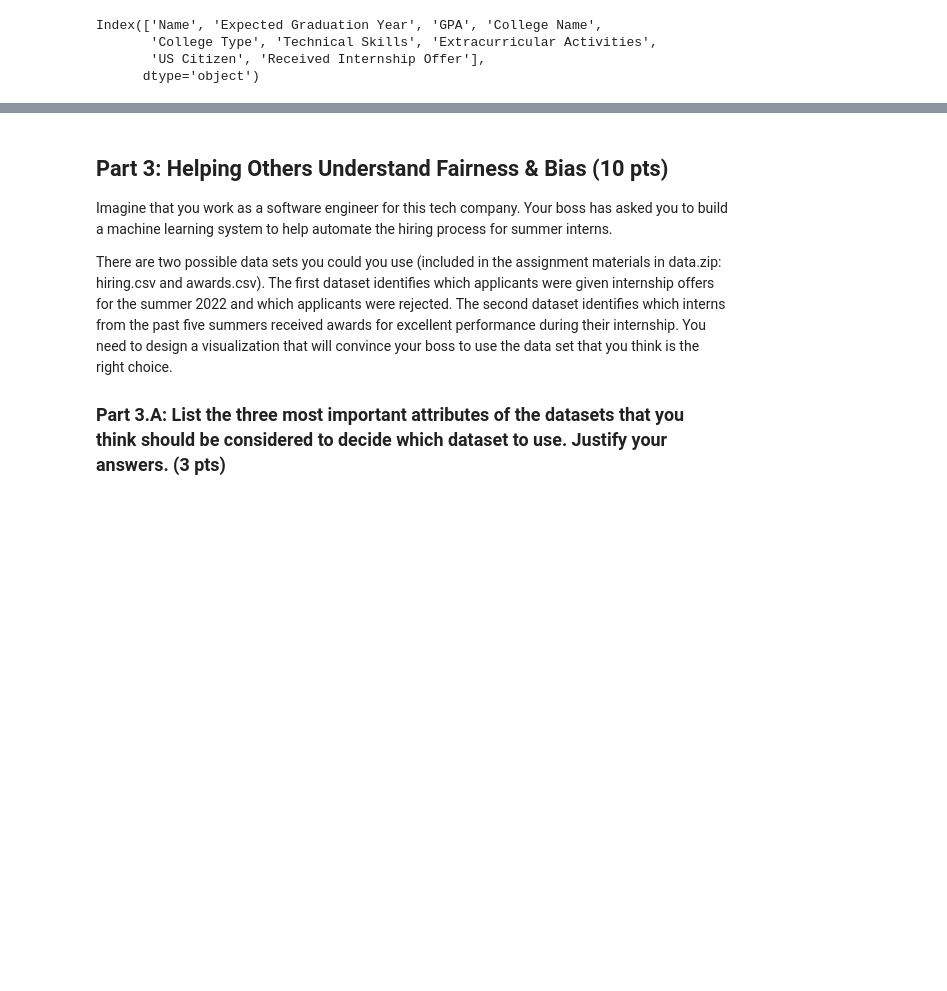
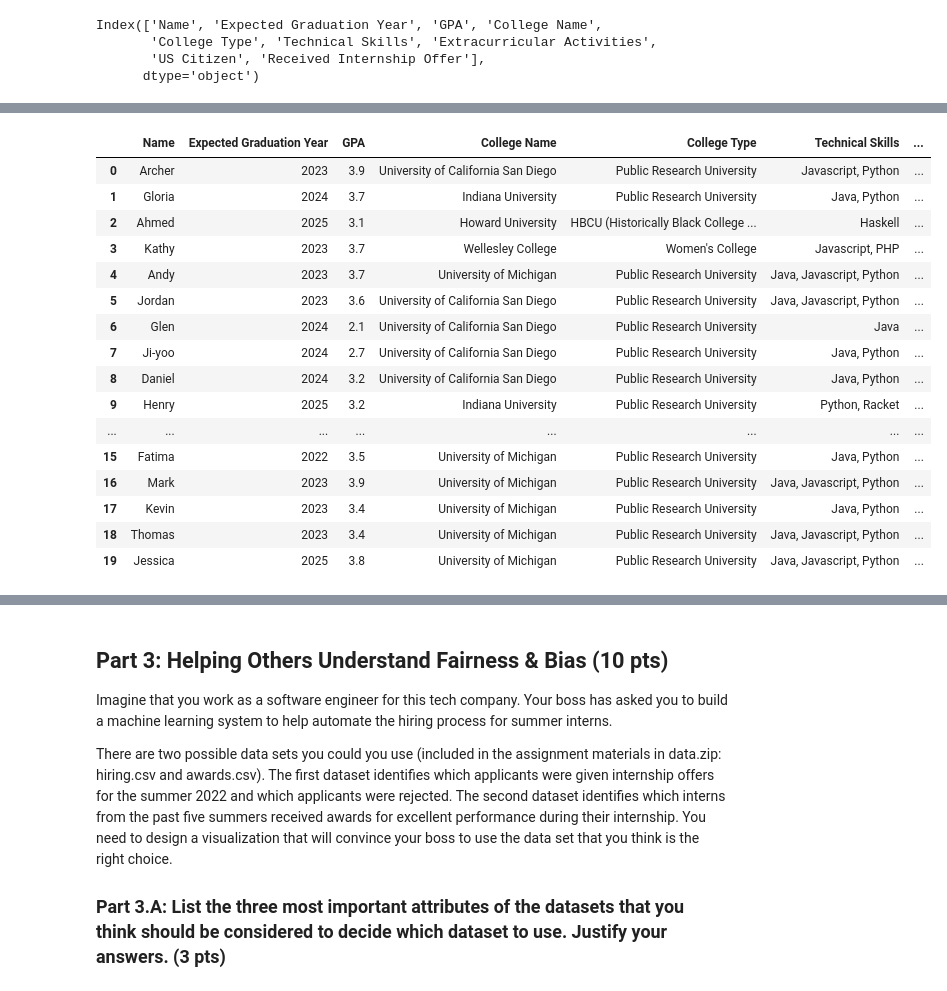
Before and after one commit to CharlotteKim123/CSE-134B-HW3, a Jupyter notebook: Week1.ipynb, the cells around one changed output, grey strips where cells are left out. Drawn from its saved outputs; the diff is of its cells as text; code cells hidden in the pictures; blank space fills up the shorter version.

```diff
--- a/Week1.ipynb
+++ b/Week1.ipynb
@@ -74,0 +80,20 @@ _Double click to write your answer question here. Show your work in code below i
+# %%
+df.head(20)
+# %% [output]
+|  | Name | Expected Graduation Year | GPA | College Name | College Type | Technical Skills | ... |
+| 0 | Archer | 2023 | 3.9 | University of California San Diego | Public Research University | Javascript, Python | ... |
+| 1 | Gloria | 2024 | 3.7 | Indiana University | Public Research University | Java, Python | ... |
+| 2 | Ahmed | 2025 | 3.1 | Howard University | HBCU (Historically Black College ... | Haskell | ... |
+| 3 | Kathy | 2023 | 3.7 | Wellesley College | Women's College | Javascript, PHP | ... |
+| 4 | Andy | 2023 | 3.7 | University of Michigan | Public Research University | Java, Javascript, Python | ... |
+| 5 | Jordan | 2023 | 3.6 | University of California San Diego | Public Research University | Java, Javascript, Python | ... |
+| 6 | Glen | 2024 | 2.1 | University of California San Diego | Public Research University | Java | ... |
+| 7 | Ji-yoo | 2024 | 2.7 | University of California San Diego | Public Research University | Java, Python | ... |
+| 8 | Daniel | 2024 | 3.2 | University of California San Diego | Public Research University | Java, Python | ... |
+| 9 | Henry | 2025 | 3.2 | Indiana University | Public Research University | Python, Racket | ... |
+| ... | ... | ... | ... | ... | ... | ... | ... |
+| 15 | Fatima | 2022 | 3.5 | University of Michigan | Public Research University | Java, Python | ... |
+| 16 | Mark | 2023 | 3.9 | University of Michigan | Public Research University | Java, Javascript, Python | ... |
+| 17 | Kevin | 2023 | 3.4 | University of Michigan | Public Research University | Java, Python | ... |
+| 18 | Thomas | 2023 | 3.4 | University of Michigan | Public Research University | Java, Javascript, Python | ... |
+| 19 | Jessica | 2025 | 3.8 | University of Michigan | Public Research University | Java, Javascript, Python | ... |
```
Also changed, not shown: parts of 10 cells of this notebook.
